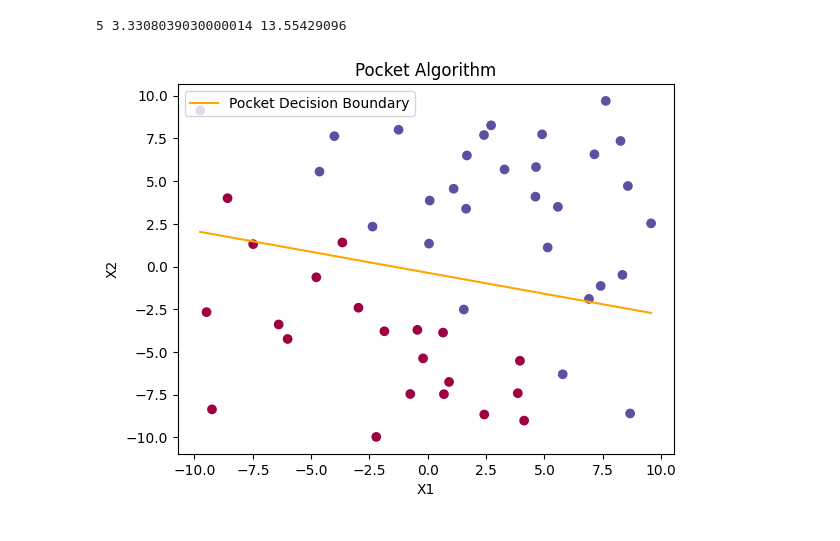
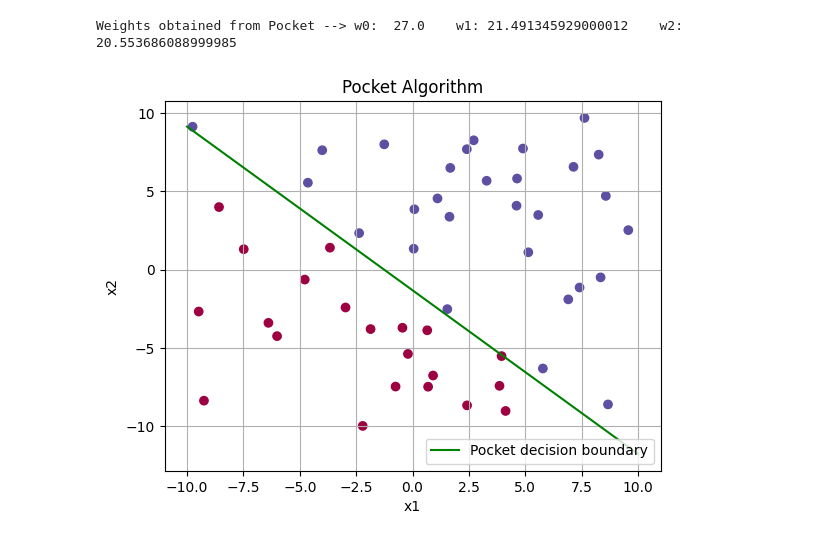
Before and after one commit to kurav/CMPE257-Fall23-Varshith-Kura, a Jupyter notebook: PLA_and_Pocket.ipynb, the cells around one changed output. Cells and saved outputs as stored; diff of their text form; code cells hidden in the pictures.

```diff
--- a/PLA_and_Pocket.ipynb
+++ b/PLA_and_Pocket.ipynb
@@ -38,3 +38,26 @@ def PLA():
+# %%
+def pocket_algorithm(x1, x2, y):
+    w0, w1, w2 = 0.0, 0.0, 0.0
+    w_pocket0, w_pocket1, w_pocket2 = w0, w1, w2
+    best_misclassifications = len(x1)
+
+    for _ in range(50):
+        misclassifications = 0
+        for i in range(len(x1)):
+            prediction = w0 + w1 * x1[i] + w2 * x2[i]
+            if (prediction > 0 and y[i] == -1) or (prediction <= 0 and y[i] == 1):
+                misclassifications += 1
+                w0 += y[i]
+                w1 += y[i] * x1[i]
+                w2 += y[i] * x2[i]
+
+        if misclassifications < best_misclassifications:
+            w_pocket0, w_pocket1, w_pocket2 = w0, w1, w2
+
+        if misclassifications == 0:
+            break
+
+    return (w_pocket0, w_pocket1, w_pocket2)
 # %%
 file_read('synthetic_dataset.csv')
 PLA()
@@ -95,15 +83,17 @@ Number of Misclassifications: 50
-# %%
-x_line_Pocket = np.linspace(min(x1), max(x1), 100)
-y_line_Pocket = (-best_w0 - best_w1 * x_line_Pocket) / best_w2
-print(best_w0,best_w1,best_w2)
-plt.scatter(x1, x2, c=y, cmap=plt.cm.Spectral)
-plt.plot(x_line_Pocket, y_line_Pocket, label='Pocket Decision Boundary',color = 'orange')
-plt.xlabel('X1')
-plt.ylabel('X2')
-plt.title('Pocket Algorithm')
-plt.legend(loc='upper left')
-
-plt.show()
-# %% [output]
-5 3.3308039030000014 13.55429096
-[figure, removed]
+# %%
+plt.scatter(x1, x2, c=y, cmap=plt.cm.Spectral)
+
+x1_values = [-10, 10]
+x2_values = [(-best_w_pocket[0] - best_w_pocket[1] * x1) / best_w_pocket[2] for x1 in x1_values]
+plt.plot(x1_values, x2_values, label='Pocket decision boundary', color='green')
+plt.xlabel('x1')
+plt.ylabel('x2')
+plt.legend(loc = 'lower right')
+plt.title('Pocket Algorithm')
+plt.grid(True)
+v0,v1,v2 = best_w_pocket
+print("Weights obtained from Pocket -->", "w0: ",v0,"   w1:",v1,"   w2: ",v2)
+plt.show()
+# %% [output]
+Weights obtained from Pocket --> w0:  27.0    w1: 21.491345929000012    w2:  20.553686088999985
+[figure, added]
```
Also changed, not shown: parts of 6 cells of this notebook.
